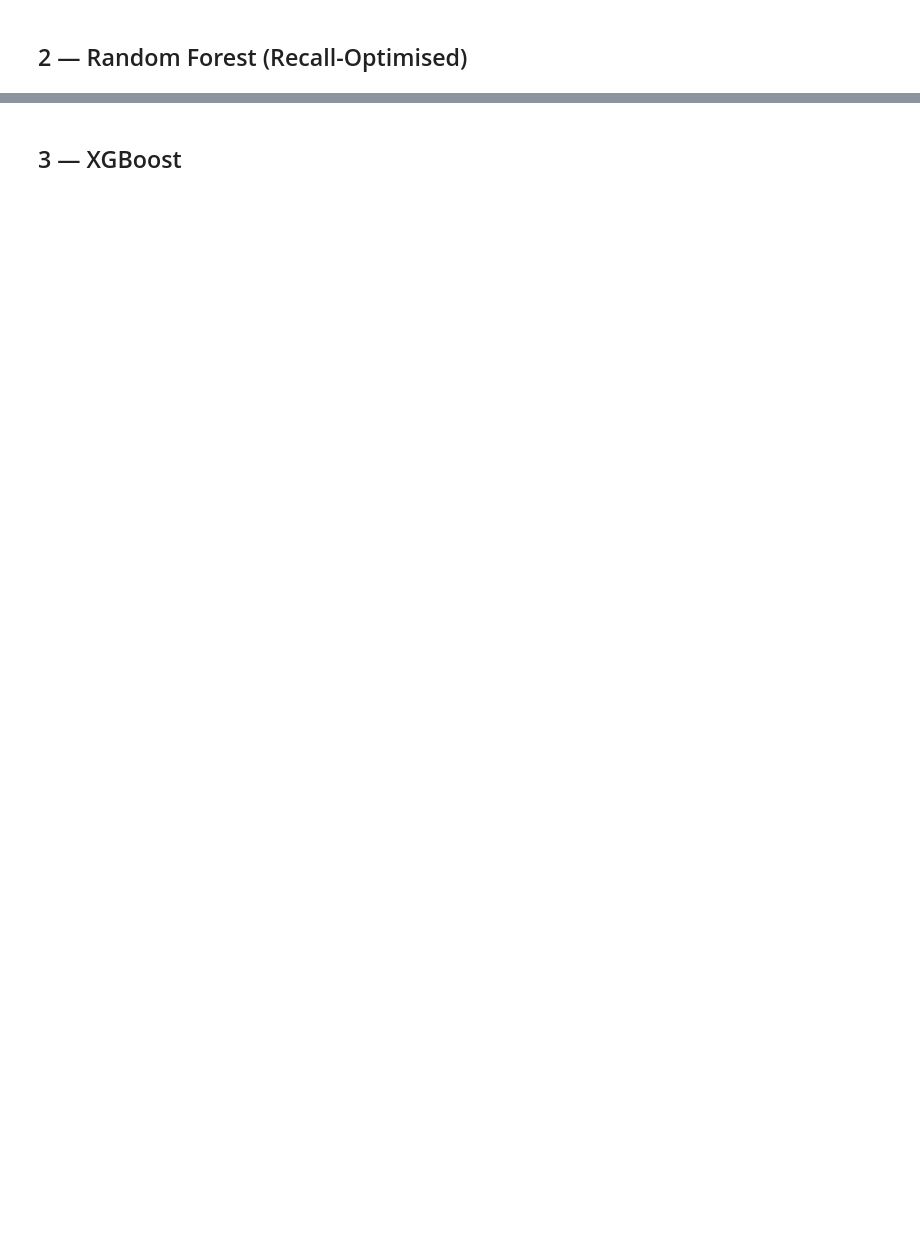
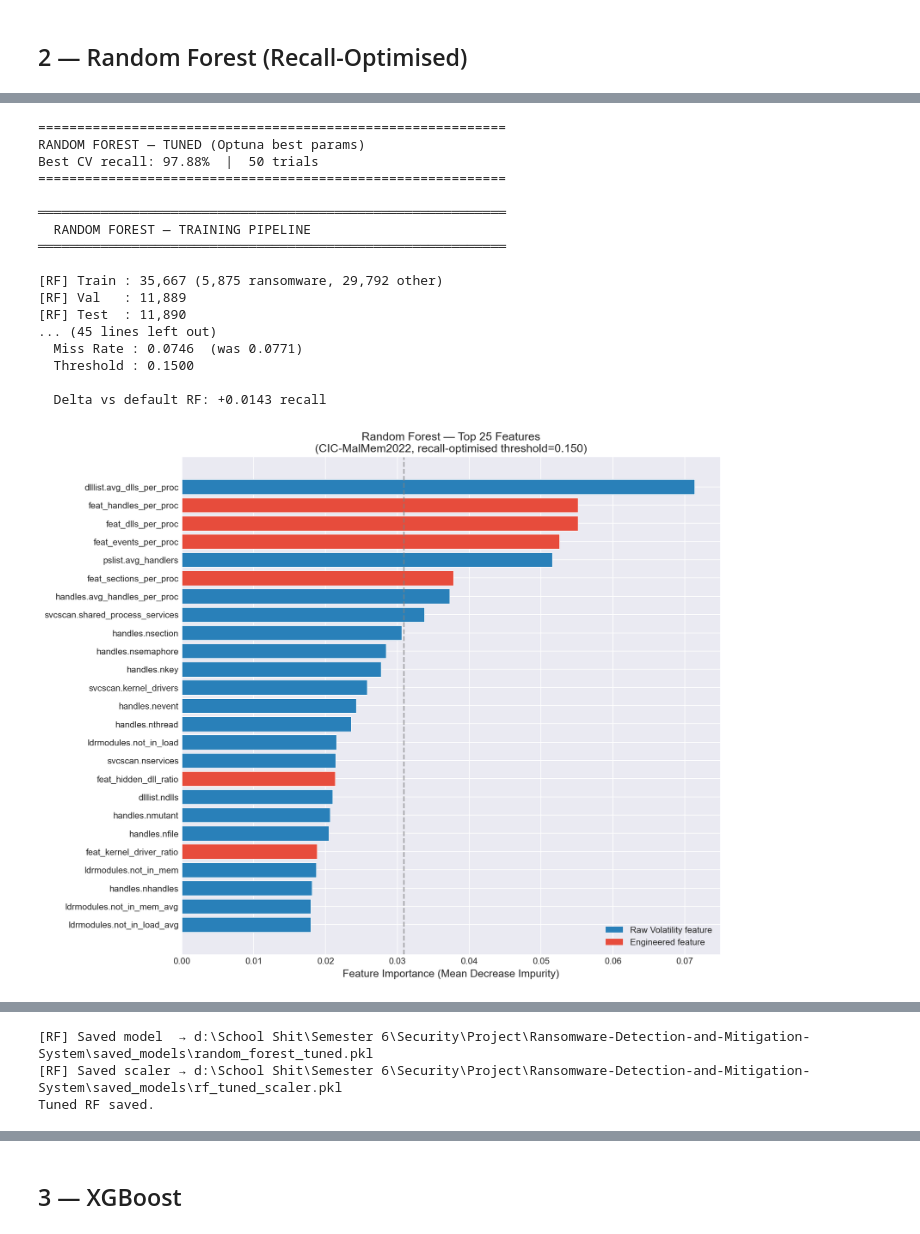
Before and after one commit to Radhoine-Amara/Ransomware-Detection-and-Mitigation-System, a Jupyter notebook: notebooks/03_Research_Grade_Pipeline.ipynb, the cells around one changed output, grey strips where cells are left out. Cells and saved outputs as stored; diff of their text form; code cells hidden in the pictures; blank space fills up the shorter version.

```diff
--- a/notebooks/03_Research_Grade_Pipeline.ipynb
+++ b/notebooks/03_Research_Grade_Pipeline.ipynb
@@ -322,3 +329,77 @@ Fix: isotonic probability calibration added
   Threshold : 0.1600  (recall-optimised, NOT default 0.5)
 
   ✓ MEETS recall target
+# %%
+# ── STEP 1: Retrain RF with Optuna-tuned hyperparameters ─────────────────────
+print('='*60)
+print('RANDOM FOREST — TUNED (Optuna best params)')
+print('Best CV recall: 97.88%  |  50 trials')
+print('='*60)
+
+# Tuned config — overrides default RF_CONFIG
+TUNED_RF_CONFIG = {
+    'n_estimators'      : 222,    # tuned (was 500)
+    'max_depth'         : 20,     # tuned (was None) ← key change
+    'min_samples_split' : 2,      # tuned (was 4)
+    'min_samples_leaf'  : 1,      # tuned (was 2)
+    'max_features'      : 'sqrt', # same
+    'recall_target'     : 0.90,
+    'use_smote'         : True,
+    'calibrate'         : True,
+    'random_state'      : 42,
+}
+
+rf_tuned = RansomwareRandomForest(**TUNED_RF_CONFIG)
+rf_tuned.feature_names = list(X.columns)
+
+with Timer('RF tuned training'):
+    rf_tuned_results = rf_tuned.train(X, y, test_size=TEST_SIZE, val_size=VAL_SIZE)
+
+print(f'\n✓ Tuned RF complete')
+print(f'  Recall    : {rf_tuned_results["recall"]:.4f}  (was 0.9229)')
+print(f'  Precision : {rf_tuned_results["precision"]:.4f}  (was 0.5436)')
+print(f'  F1        : {rf_tuned_results["f1"]:.4f}  (was 0.6842)')
+print(f'  ROC-AUC   : {rf_tuned_results["roc_auc"]:.4f}  (was 0.9536)')
+print(f'  Miss Rate : {rf_tuned_results["miss_rate"]:.4f}  (was 0.0771)')
+print(f'  Threshold : {rf_tuned.threshold:.4f}')
+
+delta_recall = rf_tuned_results["recall"] - rf_results["recall"]
+print(f'\n  Delta vs default RF: {delta_recall:+.4f} recall')
+
+rf_tuned.plot_feature_importance(
+    top_n=25,
+    save_path=os.path.join(PLOTS_DIR, 'rf_tuned_feature_importance.png')
+)
+plt.close('all')
+show(os.path.join(PLOTS_DIR, 'rf_tuned_feature_importance.png'))
+
+rf_tuned.plot_confusion_matrix(
+    save_path=os.path.join(PLOTS_DIR, 'rf_tuned_confusion_matrix.png')
+)
+plt.close('all')
+show(os.path.join(PLOTS_DIR, 'rf_tuned_confusion_matrix.png'))
+
+rf_tuned.save(
+    model_path  = os.path.join(MODELS_DIR, 'random_forest_tuned.pkl'),
+    scaler_path = os.path.join(MODELS_DIR, 'rf_tuned_scaler.pkl'),
+)
+print('Tuned RF saved.')
+# %% [output]
+============================================================
+RANDOM FOREST — TUNED (Optuna best params)
+Best CV recall: 97.88%  |  50 trials
+============================================================
+
+════════════════════════════════════════════════════════════
+  RANDOM FOREST — TRAINING PIPELINE
+════════════════════════════════════════════════════════════
+
+[RF] Train : 35,667 (5,875 ransomware, 29,792 other)
+[RF] Val   : 11,889
+[RF] Test  : 11,890
+... (45 lines left out)
+  Miss Rate : 0.0746  (was 0.0771)
+  Threshold : 0.1500
+
+  Delta vs default RF: +0.0143 recall
+[figure, added]
@@ -325,3 +407,6 @@ Fix: isotonic probability calibration added
+[RF] Saved model  → d:\School Shit\Semester 6\Security\Project\Ransomware-Detection-and-Mitigation-System\saved_models\random_forest_tuned.pkl
+[RF] Saved scaler → d:\School Shit\Semester 6\Security\Project\Ransomware-Detection-and-Mitigation-System\saved_models\rf_tuned_scaler.pkl
+Tuned RF saved.
 # %%
 rf.plot_feature_importance(top_n=25, save_path=os.path.join(PLOTS_DIR,'rf_feature_importance.png'))
 plt.close('all')
```
Also changed, not shown: parts of 43 cells of this notebook, 10 other files.
